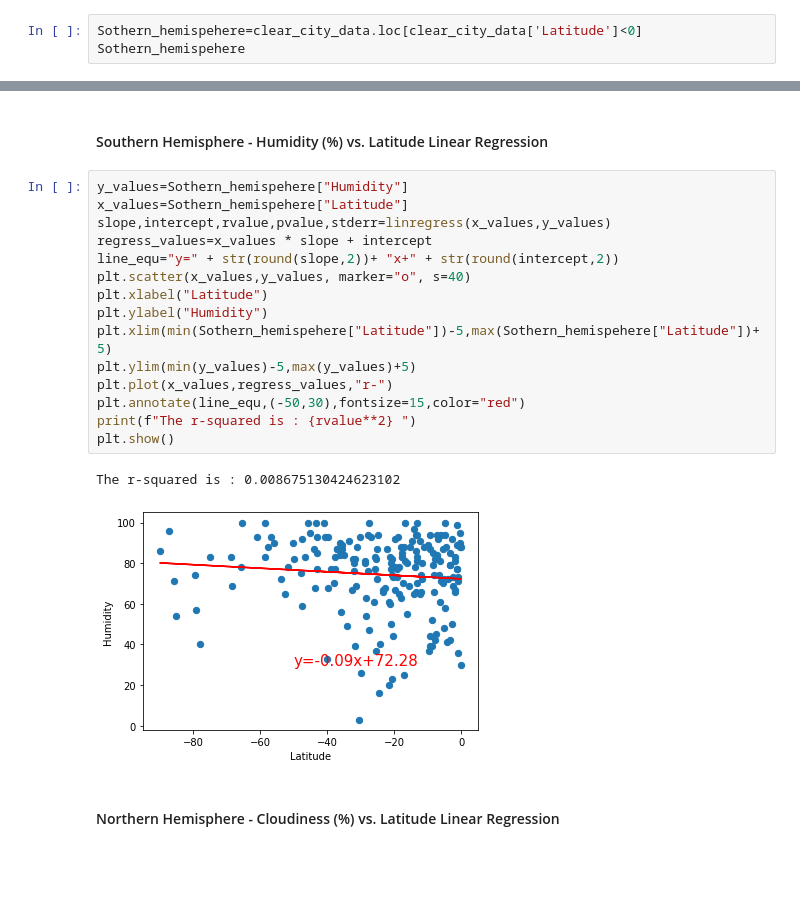
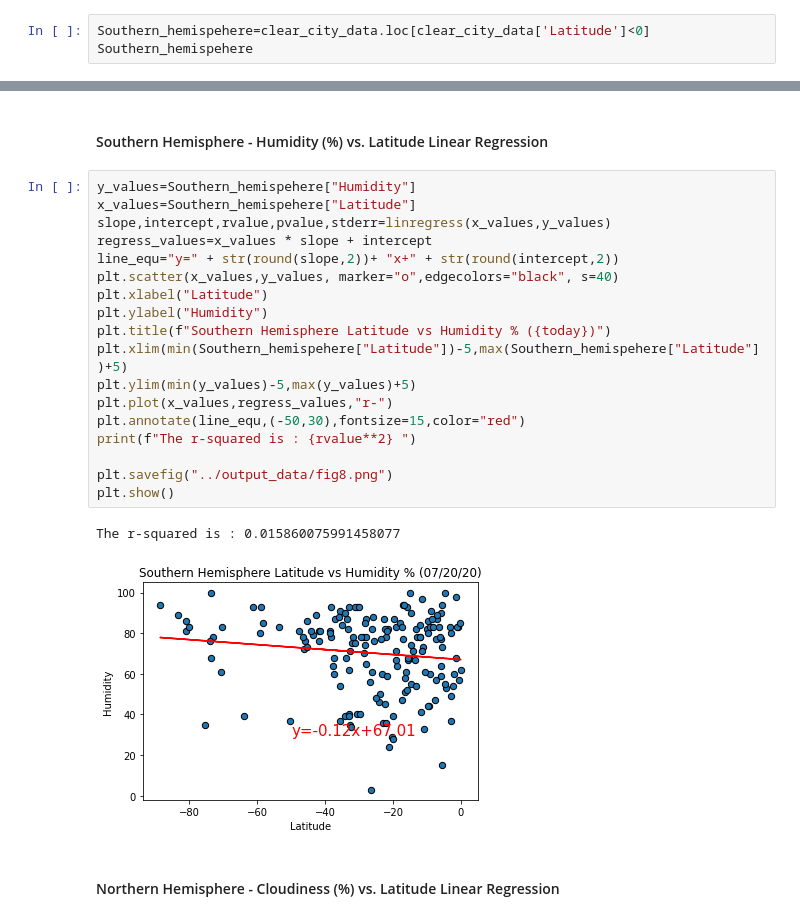
Before and after one commit to kdaltayli/Python_API_Challenge_KA, a Jupyter notebook: WeatherPy/WeatherPy.ipynb, the cells around one changed output, grey strips where cells are left out. Saved outputs shown, nothing was run; the diff lists cells and outputs as text; blank space fills up the shorter version.

```diff
--- a/WeatherPy/WeatherPy.ipynb
+++ b/WeatherPy/WeatherPy.ipynb
@@ -432,7 +444,7 @@ The r-squared is : 0.4114751531086359
 # %% [markdown]
 ####  Southern Hemisphere - Max Temp vs. Latitude Linear Regression
 # %%
-Sothern_hemispehere=clear_city_data.loc[clear_city_data['Latitude']<0]
-Sothern_hemispehere
+Southern_hemispehere=clear_city_data.loc[clear_city_data['Latitude']<0]
+Southern_hemispehere
 # %% [output]
 |  | Cities | Latitude | Longtitude | Max_Temp | Humidity | Cloudiness | WindSpeed | Country | Date |
@@ -487,23 +506,26 @@ The r-squared is : 0.004933941013682585
 # %% [markdown]
 ####  Southern Hemisphere - Humidity (%) vs. Latitude Linear Regression
 # %%
-y_values=Sothern_hemispehere["Humidity"]
-x_values=Sothern_hemispehere["Latitude"]
+y_values=Southern_hemispehere["Humidity"]
+x_values=Southern_hemispehere["Latitude"]
 slope,intercept,rvalue,pvalue,stderr=linregress(x_values,y_values)
 regress_values=x_values * slope + intercept
 line_equ="y=" + str(round(slope,2))+ "x+" + str(round(intercept,2))
-plt.scatter(x_values,y_values, marker="o", s=40)
+plt.scatter(x_values,y_values, marker="o",edgecolors="black", s=40)
 plt.xlabel("Latitude")
 plt.ylabel("Humidity")
-plt.xlim(min(Sothern_hemispehere["Latitude"])-5,max(Sothern_hemispehere["Latitude"])+5)
+plt.title(f"Southern Hemisphere Latitude vs Humidity % ({today})")
+plt.xlim(min(Southern_hemispehere["Latitude"])-5,max(Southern_hemispehere["Latitude"])+5)
 plt.ylim(min(y_values)-5,max(y_values)+5)
 plt.plot(x_values,regress_values,"r-")
 plt.annotate(line_equ,(-50,30),fontsize=15,color="red")
 print(f"The r-squared is : {rvalue**2} ")
+
+plt.savefig("../output_data/fig8.png")
 plt.show()
 # %% [output]
-The r-squared is : 0.008675130424623102
+The r-squared is : 0.015860075991458077
-[figure, old version]
+[figure, new version]
 # %% [markdown]
 ####  Northern Hemisphere - Cloudiness (%) vs. Latitude Linear Regression
 # %%
```
Also changed, not shown: parts of 27 cells of this notebook.
